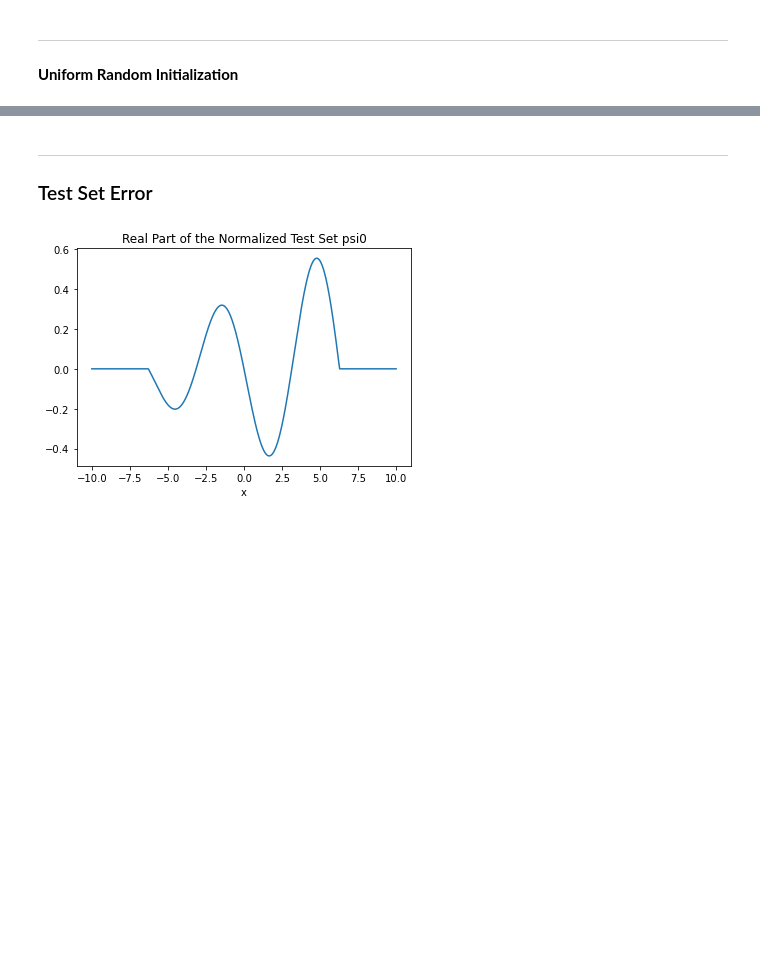
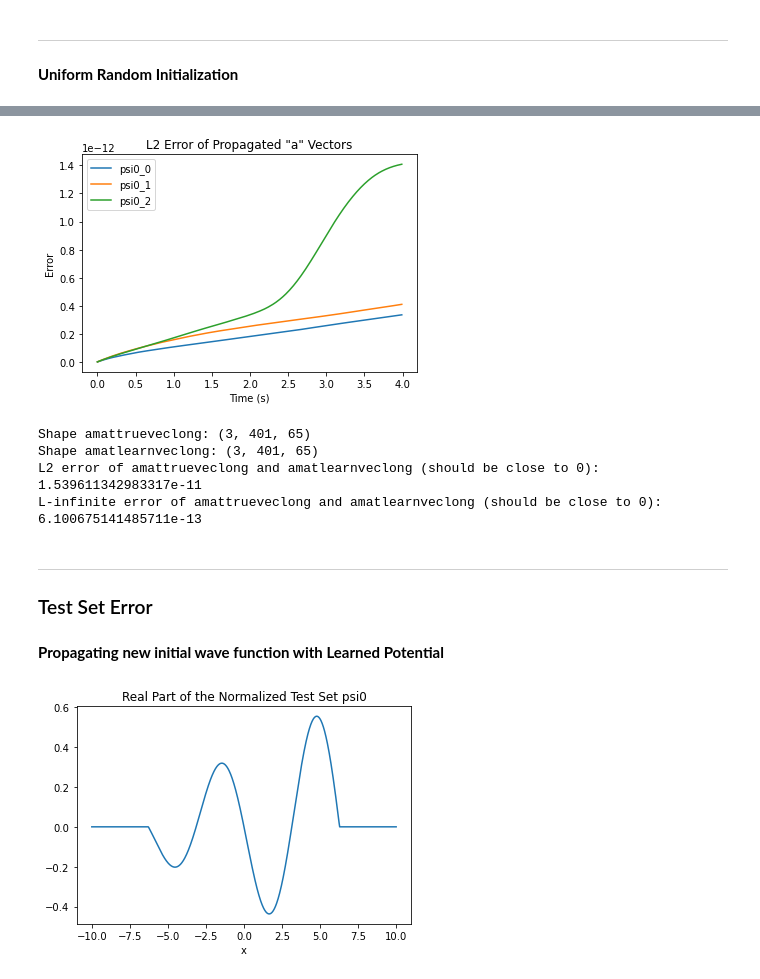
Before and after one commit to kbcollins/tdse, a Jupyter notebook: chebyshev/tdse-adj-cheb-main-kbc.ipynb, the cells around one changed output, grey strips where cells are left out. Cells and saved outputs as stored; diff of their text form; code cells hidden in the pictures; blank space fills up the shorter version.

```diff
--- a/chebyshev/tdse-adj-cheb-main-kbc.ipynb
+++ b/chebyshev/tdse-adj-cheb-main-kbc.ipynb
@@ -1011,0 +1055,7 @@ Continuous L2 Error of Potential using Quadrature Method:
+# %%
+# vmat from learned cheb cffs
+vmatlearnform = chebtofour @ resformadj
+
+propalearnform = mk_prop_mat(vmatlearnform, verbose=True)
+
+print('')
@@ -1012,6 +1082,52 @@ Continuous L2 Error of Potential using Quadrature Method:
+# %%
+# set how many steps for propagation
+proplen = numts * 4
+
+amattrueveclong = []
+amatlearnveclong = []
+itr = 0
+# propagate system starting from initial "a" state
+for thisa0 in a0vec:
+    tempamattrue = [thisa0.copy()]
+    tempamatlearn = [thisa0.copy()]
+    tempstepL2err = []
+    for i in range(proplen):
+        tempamattrue.append(propatrue @ tempamattrue[-1])
+        tempamatlearn.append(propalearnform @ tempamatlearn[-1])
+        tempstepL2err.append(nl.norm(np.subtract(tempamattrue[-1], tempamatlearn[-1])))
+
+    plt.plot(np.arange(proplen) * dt, tempstepL2err, label=f'psi0_{itr}')
+    amattrueveclong.append(tempamattrue)
+    amatlearnveclong.append(tempamatlearn)
+    itr += 1
+
+plt.title('L2 Error of Propagated "a" Vectors')
+plt.xlabel('Time (s)')
+plt.ylabel('Error')
+plt.legend()
+plt.show()
+
+amattrueveclong = np.array(amattrueveclong)
+amatlearnveclong = np.array(amatlearnveclong)
+
+print('Shape amattrueveclong:', amattrueveclong.shape)
+print('Shape amatlearnveclong:', amatlearnveclong.shape)
+
+print('L2 error of amattrueveclong and amatlearnveclong (should be close to 0):', nl.norm(amattrueveclong - amatlearnveclong), sep='\n')
+print('L-infinite error of amattrueveclong and amatlearnveclong (should be close to 0):', np.max(np.abs(amattrueveclong - amatlearnveclong)), sep='\n')
+# %% [output]
+[figure, added]
+Shape amattrueveclong: (3, 401, 65)
+Shape amatlearnveclong: (3, 401, 65)
+L2 error of amattrueveclong and amatlearnveclong (should be close to 0):
+1.539611342983317e-11
+L-infinite error of amattrueveclong and amatlearnveclong (should be close to 0):
+6.100675141485711e-13
 # %% [markdown]
 ---
 <h3>Test Set Error</h3>
+# %% [markdown]
+**Propagating new initial wave function with Learned Potential**
 # %%
 def testsetpsi0(z):
     mask = np.logical_and(z >= -2 * np.pi, z < 2 * np.pi)
```
Also changed, not shown: parts of 15 cells of this notebook.
